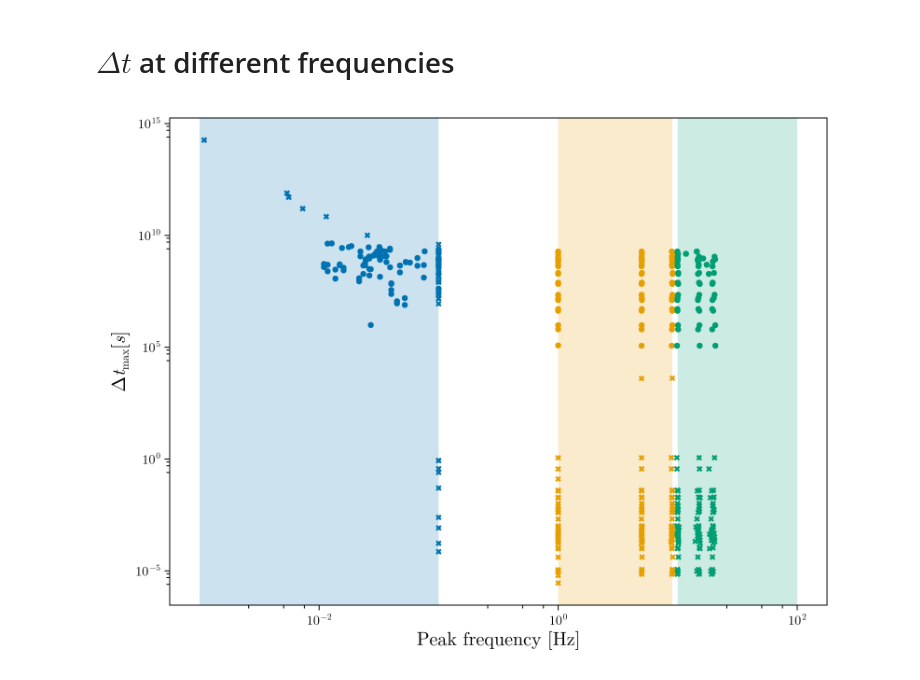
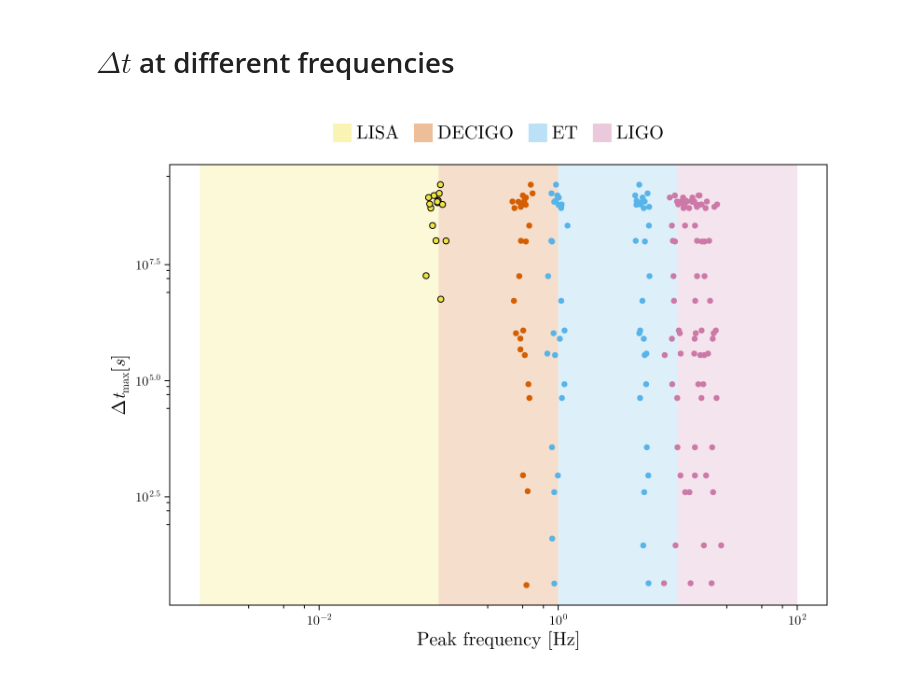
Before and after one commit to casparwb/EccentricBurstTiming.jl, a Jupyter notebook: notebooks/population-evolution.ipynb, the cells around one changed output. Cells and saved outputs as stored; diff of their text form; code cells hidden in the pictures.

```diff
--- a/notebooks/population-evolution.ipynb
+++ b/notebooks/population-evolution.ipynb
@@ -409,77 +637,101 @@ end
 # $\Delta t$ at different frequencies
 # %%
 let
-    LISA_min, LISA_max = (1e-3, 0.1)
-    ET_min, ET_max = (1, 10)
-    LIGO_min, LIGO_max = (10, 100)
+    # LISA_min, LISA_max = (1e-3, 0.1)
+    # ET_min, ET_max = (1, 10)
+    # LIGO_min, LIGO_max = (10, 100)
 
-    colors = Makie.wong_colors()
+    cs = Makie.wong_colors()
     fig = Figure()
     ax = Axis(fig[1, 1], xlabel="Peak frequency [Hz]",
                          ylabel=L"\Delta t_\text{max} [s]",
                          xscale=log10, yscale=log10)
-    vspan!(ax, LISA_min, LISA_max, color=(colors[1], 0.2))
-    vspan!(ax, ET_min, ET_max, color=(colors[2], 0.2))
-    vspan!(ax, LIGO_min, LIGO_max, color=(colors[3], 0.2))
+
+    vspan!(ax, LISA_min, LISA_max, color=(cs[end], 0.2))
+    vspan!(ax, DECIGO_min, DECIGO_max, color=(cs[end-1], 0.2))
+    vspan!(ax, ET_min, ET_max, color=(cs[end-2], 0.2))
+    vspan!(ax, LIGO_min, LIGO_max, color=(cs[end-3], 0.2))
+
+    # line up end times, go back in bursts
 
     for data_dir in ("GW_advanced_high_density_Z0005", "triple-induced-mergers")
         marker = contains(data_dir, "triple-induced") ? :x : :circle
         files = readdir(joinpath(DATADIR, "evolution", data_dir), join=true)
         filter!(x -> !contains(x, "_pert"), files)
         for file in files
-            file_pert = replace(file, ".csv" => "_pert.csv")
+            file_pert = replace(file, ".jld2" => "_pert.jld2")
 
-            data = CSV.File(file, select=["time_s", "fGW"])
-            data_pert = CSV.File(file_pert, select=["time_s", "fGW"])
+            t, fGW, success = JLD2.load(file, "time_s", "fGW", "success")
+            t_pert, fGW_pert, success_pert = JLD2.load(file_pert, "time_s", "fGW", "success")
 
-            t = data.time_s
-            fGW = data.fGW
-
-            t_pert = data_pert.time_s
-            fGW_pert = data_pert.fGW
+            if !success || !success_pert
+                continue
+            end
 
             LISA_ids = findall(x -> LISA_min < x < LISA_max, fGW)
+            DECIGO_ids = findall(x -> DECIGO_min < x < DECIGO_max, fGW)
             ET_ids = findall(x -> ET_min < x < ET_max, fGW)
             LIGO_ids = findall(x -> LIGO_min < x < LIGO_max, fGW)
 
             LISA_ids_pert = findall(x -> LISA_min < x < LISA_max, fGW_pert)
+            DECIGO_ids_pert = findall(x -> DECIGO_min < x < DECIGO_max, fGW_pert)
             ET_ids_pert = findall(x -> ET_min < x < ET_max, fGW_pert)
             LIGO_ids_pert = findall(x -> LIGO_min < x < LIGO_max, fGW_pert)
 
             if !iszero(LISA_ids) && !iszero(LISA_ids_pert)
                 examples = (1e-3, 1e-2, 1e-1)
                 for ex in examples
-                    idx_min = argmin(abs.(fGW .- ex))
-                    idx_min_pert = argmin(abs.(fGW_pert .- ex))
+                    idx_min = findlast(x -> x < ex, fGW)#argmin(abs.(fGW .- ex))
+                    idx_min_pert = findlast(x -> x < ex, fGW_pert)#argmin(abs.(fGW_pert .- ex))
+                    (isnothing(idx_min) || isnothing(idx_min_pert)) && continue
 
-                    scatter!(ax, fGW[idx_min], abs(t[idx_min] - t_pert[idx_min_pert]), color=colors[1], marker=marker)
+                    scatter!(ax, fGW[idx_min] + fGW[idx_min]*randn()/10, abs(t[idx_min] - t_pert[idx_min_pert]), color=cs[end],
+                                marker=marker, strokewidth=1, strokecolor=:black)
                 end
             end
 
+            if !iszero(DECIGO_ids) && !iszero(DECIGO_ids_pert)
+                examples = (0.5,)
+                for ex in examples
+                    idx_min = findlast(x -> x < ex, fGW)#argmin(abs.(fGW .- ex))
+                    idx_min_pert = findlast(x -> x < ex, fGW_pert)#argmin(abs.(fGW_pert .- ex))
+                    (isnothing(idx_min) || isnothing(idx_min_pert)) && continue
+
+                    scatter!(ax, fGW[idx_min] + fGW[idx_min]*randn()/10, abs(t[idx_min] - t_pert[idx_min_pert]), color=cs[end-1], marker=marker)
+                end
+            end
 
             if !iszero(ET_ids) && !iszero(ET_ids_pert)
                 examples = (1, 5)
                 for ex in examples
-                    idx_min = argmin(abs.(fGW .- ex))
-                    idx_min_pert = argmin(abs.(fGW_pert .- ex))
+                    idx_min = findlast(x -> x < ex, fGW)#argmin(abs.(fGW .- ex))
+                    idx_min_pert = findlast(x -> x < ex, fGW_pert)#argmin(abs.(fGW_pert .- ex))
+                    (isnothing(idx_min) || isnothing(idx_min_pert)) && continue
 
-                    scatter!(ax, fGW[idx_min], abs(t[idx_min] - t_pert[idx_min_pert]), color=colors[2], marker=marker)
+                    scatter!(ax, fGW[idx_min] + fGW[idx_min]*randn()/10, abs(t[idx_min] - t_pert[idx_min_pert]), color=cs[end-2], marker=marker)
                 end
             end
 
             if !iszero(LIGO_ids) && !iszero(LIGO_ids_pert)
                 examples = (10, 15, 20)
                 for ex in examples
-                    idx_min = argmin(abs.(fGW .- ex))
-                    idx_min_pert = argmin(abs.(fGW_pert .- ex))
+                    idx_min = findlast(x -> x < ex, fGW)#argmin(abs.(fGW .- ex))
+                    idx_min_pert = findlast(x -> x < ex, fGW_pert)#argmin(abs.(fGW_pert .- ex))
+                    (isnothing(idx_min) || isnothing(idx_min_pert)) && continue
 
-                    scatter!(ax, fGW[idx_min], abs(t[idx_min] - t_pert[idx_min_pert]), color=colors[3], marker=marker)
+                    scatter!(ax, fGW[idx_min] + fGW[idx_min]*randn()/10, abs(t[idx_min] - t_pert[idx_min_pert]), color=cs[end-3], marker=marker)
                 end
             end
         end
     end
 
+    # hlines!(ax, 1e-3, color=:gray)
+    # hlines!(ax, 1e-4, color=:gray)
+    PE = PolyElement
+    Legend(fig[0,1], [PE(color=(cs[end], 0.4)), PE(color=(cs[end-1], 0.4)), PE(color=(cs[end-2], 0.4)), PE(color=(cs[end-3], 0.4))],
+                   ["LISA", "DECIGO", "ET", "LIGO"], labelsize=20,
+                   orientation=:horizontal)
     fig
 end
 # %% [output]
-[figure, old version]
+[figure, new version]
```
Also changed, not shown: parts of 21 cells of this notebook, 4 other files.
